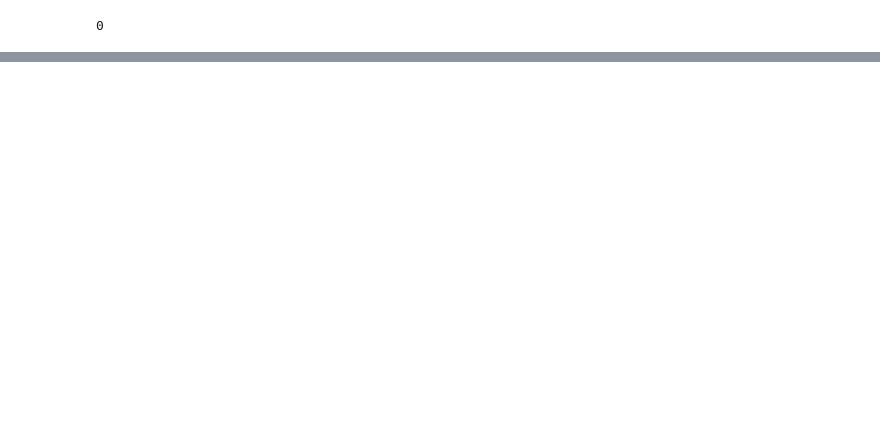
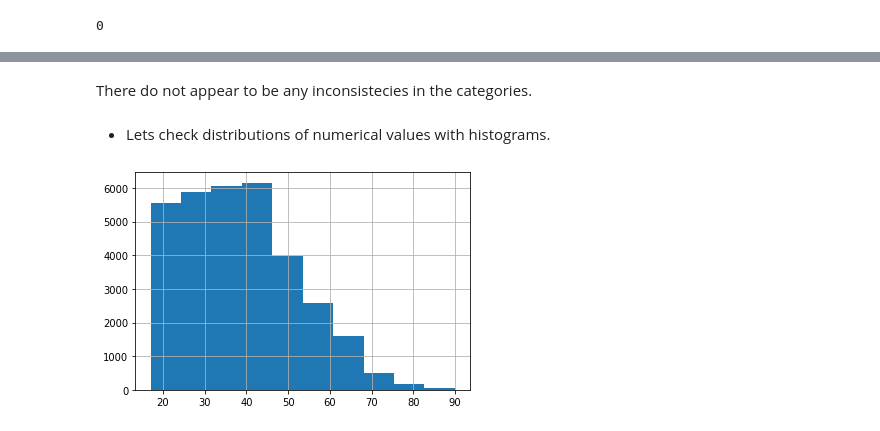
Before and after one commit to jul1andav1d/Census-Data-Prjct-2, a Jupyter notebook: PROJECT_2_Part_2.ipynb, the cells around one changed output, grey strips where cells are left out. Cells and saved outputs as stored; diff of their text form; code cells hidden in the pictures; blank space fills up the shorter version.

```diff
--- a/PROJECT_2_Part_2.ipynb
+++ b/PROJECT_2_Part_2.ipynb
@@ -142,0 +361,8 @@ df.isna().any().sum()
+# %% [markdown]
+There do not appear to be any inconsistecies in the categories.
+# %% [markdown]
+- Lets check distributions of numerical values with histograms.
+# %%
+df['age'].hist();
+# %% [output]
+[figure, added]
```
Also changed, not shown: parts of 40 cells of this notebook.
